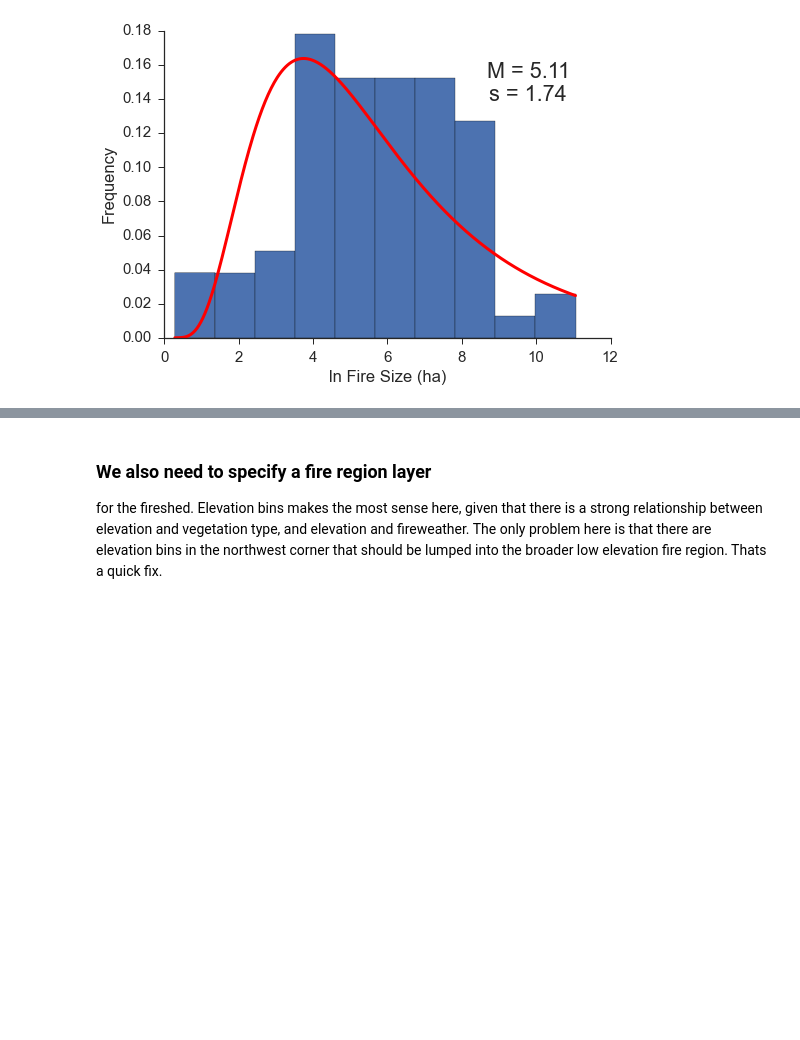
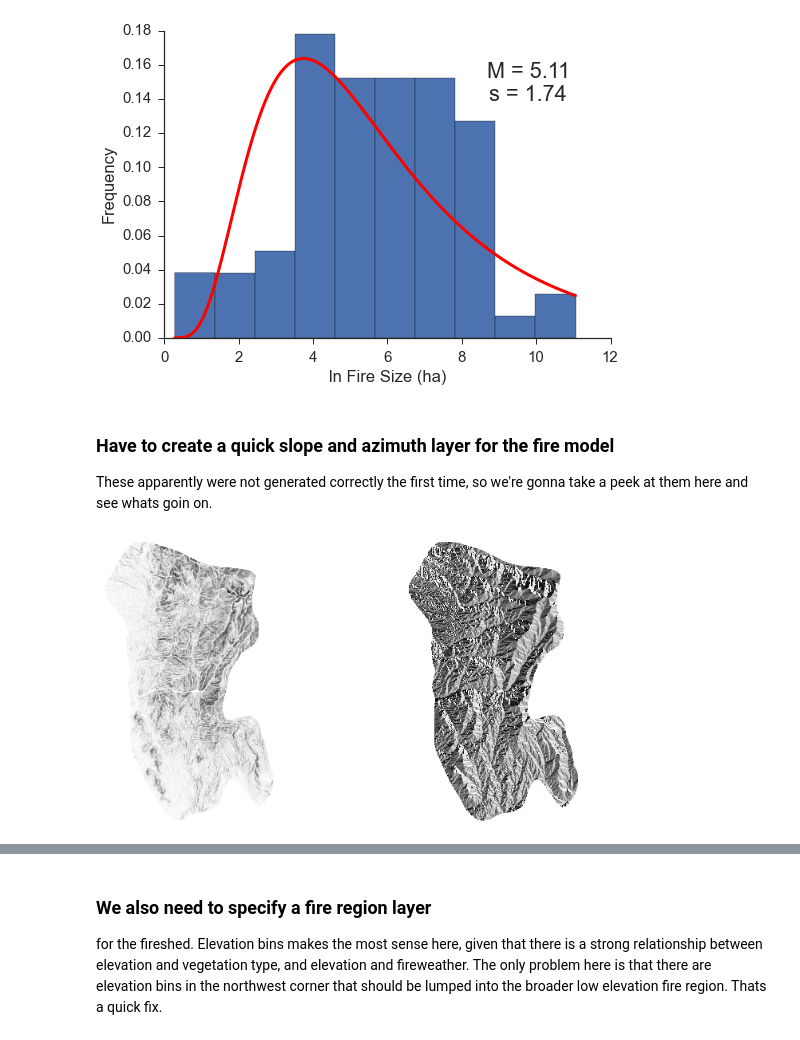
Before and after one commit to djkrofch/SantaFe_Fireshed, a Jupyter notebook: SF_Fireshed_Prep.ipynb, the cells around one changed output, grey strips where cells are left out. Cells and saved outputs as stored; diff of their text form; code cells hidden in the pictures; blank space fills up the shorter version.

Commit message:
Fixed slope and uphill azimuth rasters
Added a quick vectorized version of the windAz correction function to
convert slope aspect to uphill azimuth as needed.

```diff
--- a/SF_Fireshed_Prep.ipynb
+++ b/SF_Fireshed_Prep.ipynb
@@ -389,3 +410,17 @@ scatter for data is 1.7449947611 when modeled and nan from data
 mean of data is 5.1070492804 when modeled and -inf from data
 maximum fire size from the data in hectares: 63396.096261
 [figure]
+# %% [markdown]
+### Have to create a quick slope and azimuth layer for the fire model
+These apparently were not generated correctly the first time, so we're gonna take a peek at them here and see whats goin on.
+# %%
+# Import the new saved file
+slope   = importRaster(rasters + 'SFF_Slope.tif')
+azimuth = importRaster(rasters + 'SFF_Azimuth_trad.tif')
+
+# Plot it
+f, (ax1, ax2) = plt.subplots(1,2, figsize = (10,5))
+plotRaster(slope,    vmin = 0, vmax = 90, ax = ax1)
+plotRaster(azimuth,  vmin = 0, vmax = 360, ax = ax2)
+# %% [output]
+[figure, added]
```
Also changed, not shown: parts of 13 cells of this notebook.
